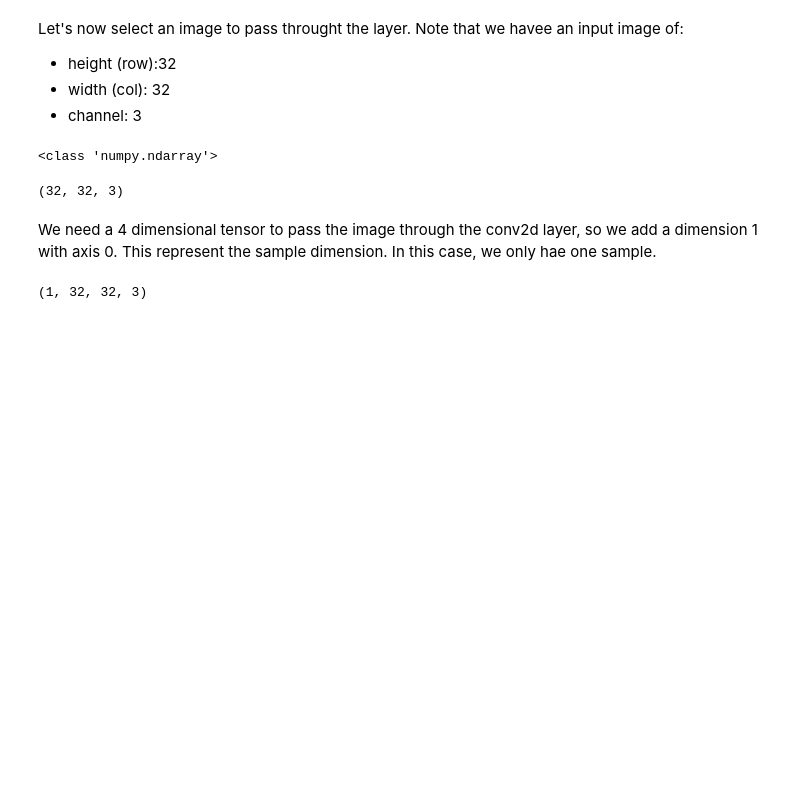
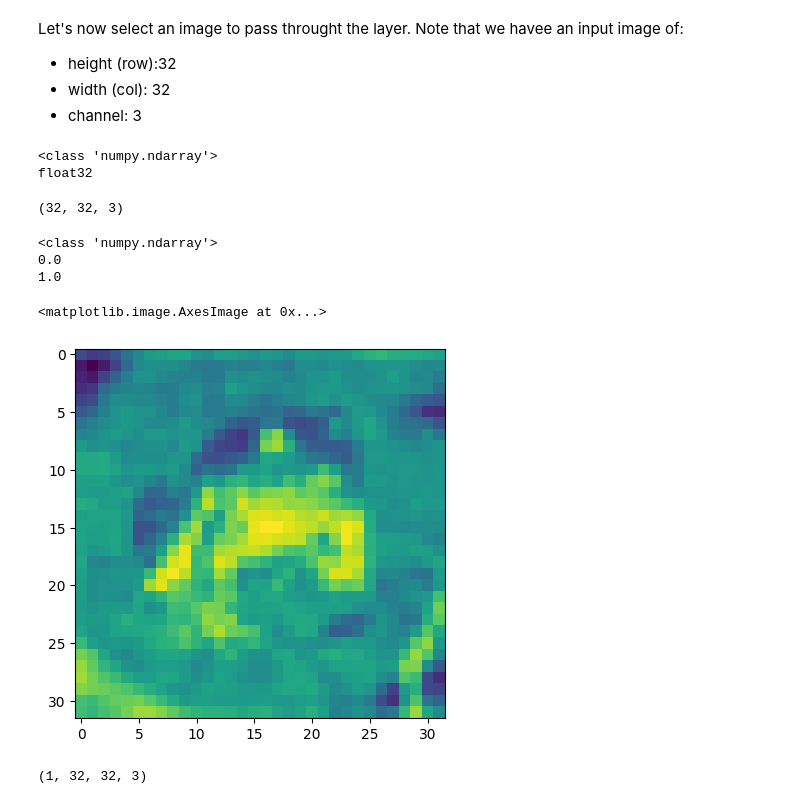
Before and after one commit to bparment1/deep_learning_with_satellite_imagery_and_geospatial_data, a Jupyter notebook: intro_to_image_classification_with_CNN_cifar10.ipynb, the cells around one changed output. Saved outputs shown, nothing was run; the diff lists cells and outputs as text; code cells hidden in the pictures; blank space fills up the shorter version.

Commit message:
updating intro cnn tensorflow-keras

```diff
--- a/intro_to_image_classification_with_CNN_cifar10.ipynb
+++ b/intro_to_image_classification_with_CNN_cifar10.ipynb
@@ -355,12 +311,23 @@ Let's now select an image to pass throught the layer. Note that we havee an inpu
 # %%
 image_example = x_train[0,:,:,:]
 print(type(image_example))
+print(image_example.dtype)
 image_example.shape
 # %% [output]
 <class 'numpy.ndarray'>
+float32
 (32, 32, 3)
-# %% [markdown]
-We need a 4 dimensional tensor to pass the image through the conv2d layer, so we add a dimension 1 with axis 0. This represent the sample dimension. In this case, we only hae one sample.
+# %%
+print(type(image_example)) #check that the data type is numpy array
+print(image_example[:,:,0].min())
+print(image_example[:,:,0].max())
+plt.imshow(image_example[:,:,0])
+# %% [output]
+<class 'numpy.ndarray'>
+0.0
+1.0
+<matplotlib.image.AxesImage at 0x...>
+[figure, added]
 # %%
 image_example = np.expand_dims(image_example, axis=0)
 image_example.shape
```
Also changed, not shown: parts of 24 cells of this notebook.
